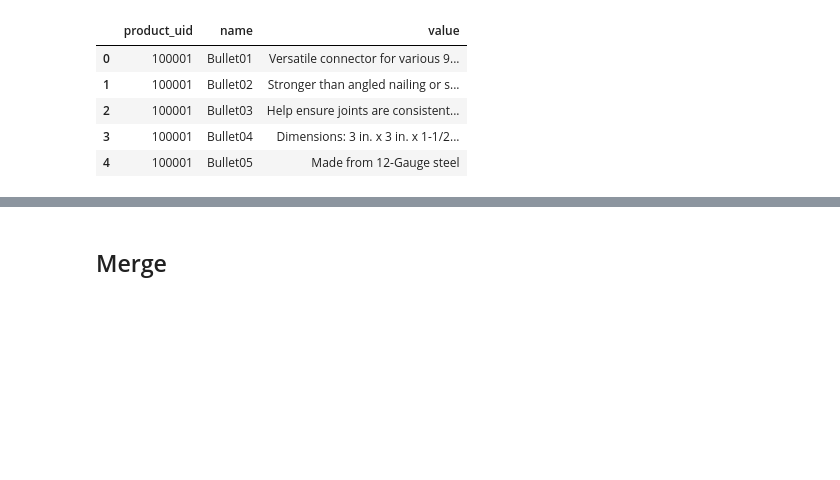
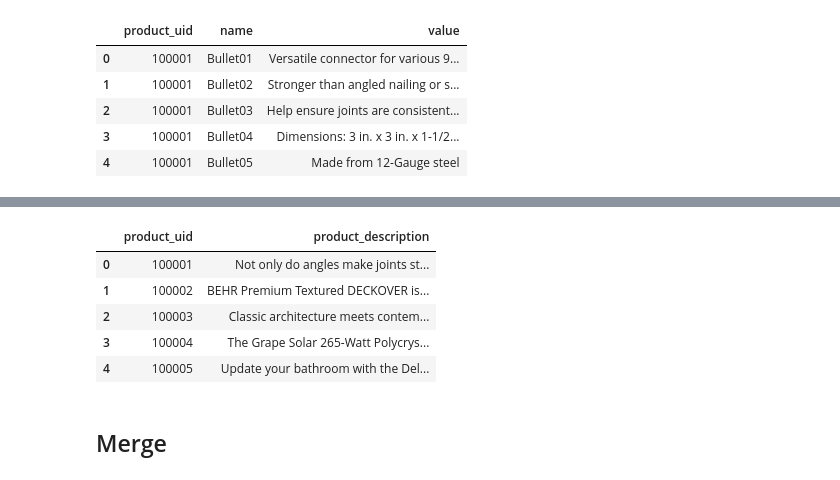
Before and after one commit to lucasmachadorj/home-depot-product-search-relevance, a Jupyter notebook: preprocessing/Merge, Clean and Explore.ipynb, the cells around one changed output, grey strips where cells are left out. Drawn from its saved outputs; the diff is of its cells as text; code cells hidden in the pictures; blank space fills up the shorter version.

```diff
--- a/preprocessing/Merge, Clean and Explore.ipynb
+++ b/preprocessing/Merge, Clean and Explore.ipynb
@@ -70,3 +66,12 @@ attribute_data.groupby(['name']).agg('count').sort(columns=['value'], ascending=
+# %%
+descriptions.head()
+# %% [output]
+|  | product_uid | product_description |
+| 0 | 100001 | Not only do angles make joints st... |
+| 1 | 100002 | BEHR Premium Textured DECKOVER is... |
+| 2 | 100003 | Classic architecture meets contem... |
+| 3 | 100004 | The Grape Solar 265-Watt Polycrys... |
+| 4 | 100005 | Update your bathroom with the Del... |
 # %% [markdown]
 ## Merge
 # %%
```
Also changed, not shown: parts of 5 cells of this notebook, 1 other file.
